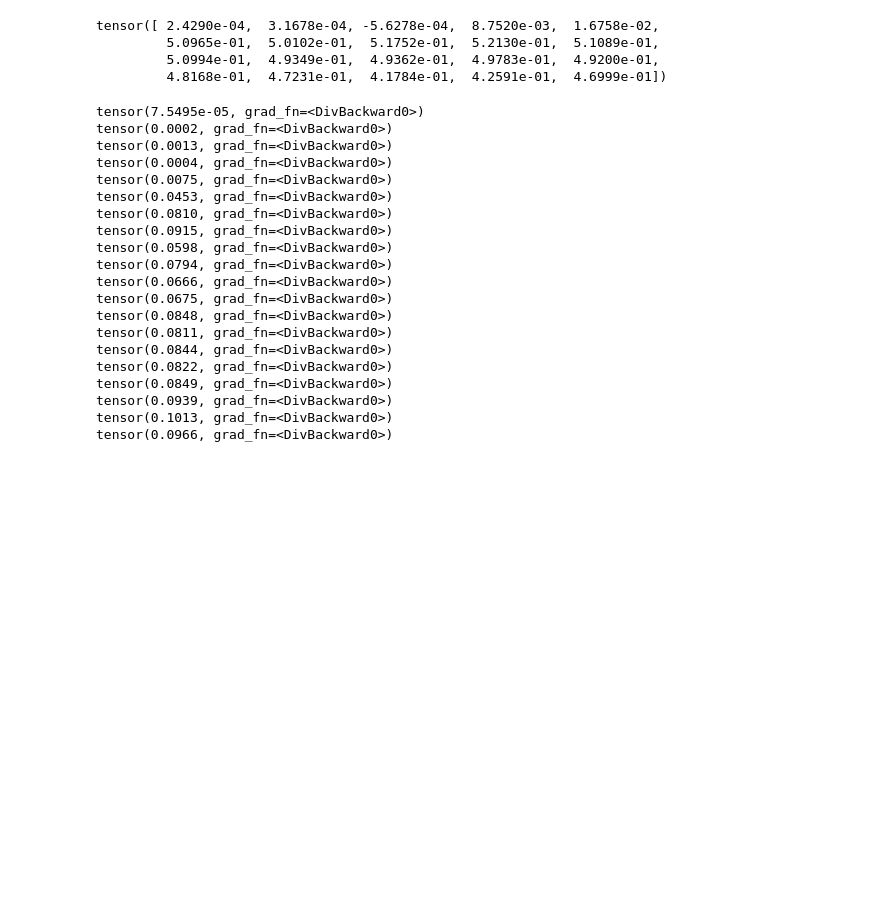
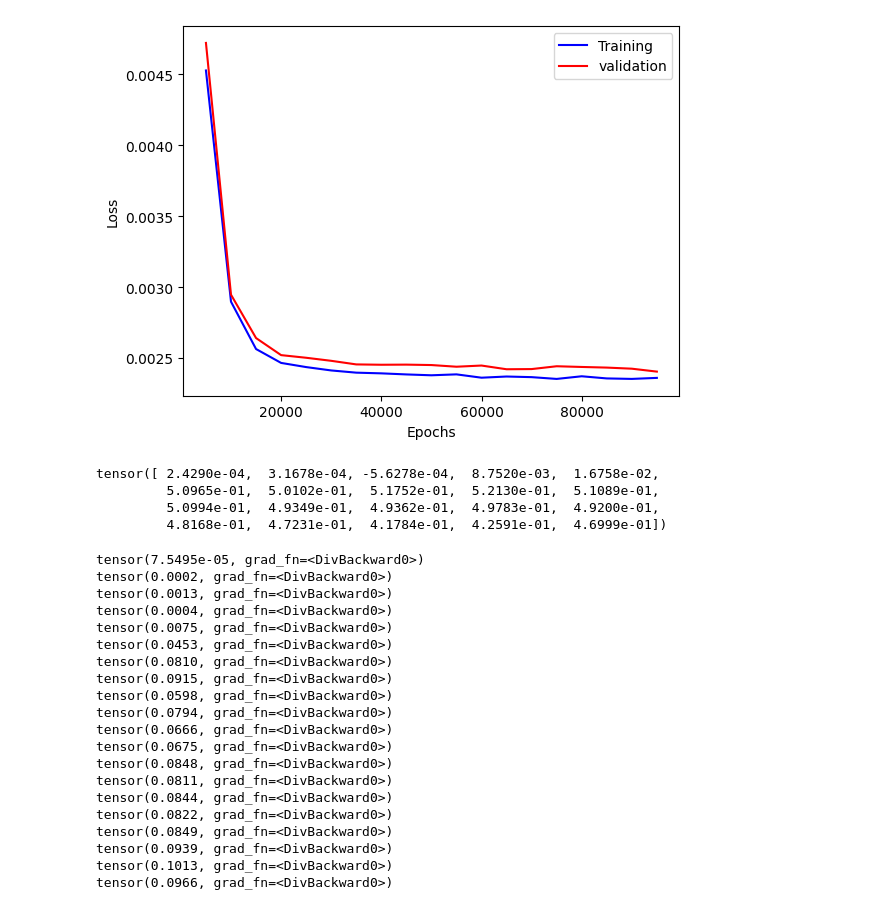
Before and after one commit to pavanyellow/Interpretability, a Jupyter notebook: superposition/basic.ipynb, the cells around one changed output. Cells and saved outputs as stored; diff of their text form; code cells hidden in the pictures; blank space fills up the shorter version.

```diff
--- a/superposition/basic.ipynb
+++ b/superposition/basic.ipynb
@@ -7,7 +7,6 @@ import matplotlib.pyplot as plt
 import time
 import numpy as np
 import plotly.express as px
-from torch.utils.data import DataLoader, TensorDataset
 
 
 def visualise_tensor(data):
@@ -46,14 +45,10 @@ def get_l1_penalty():
 
 def sample_data():
     # TODO Implement mini batch
-    out = []
-    for X_, Y_ in dataloader:
-        pr
-        a,b = X_.shape
-        sparsity_mat = torch.bernoulli(torch.full((a,b), sparsity))
-        X = X_*sparsity_mat
-        out.append([X_,X_])
-    return out
+    a,b = training_dataset.shape
+    sparsity_mat = torch.bernoulli(torch.full((a,b), sparsity))
+    X = training_dataset*sparsity_mat
+    return X, X
 
 def sample_validation_data():
     a,b = validation_dataset.shape
@@ -93,7 +88,6 @@ class Model(nn.Module):
 
 training_dataset = torch.rand(dataset_size, input_size)
 validation_dataset = torch.rand(int(dataset_size/2), input_size)
-dataloader = data_loader = DataLoader(TensorDataset(training_dataset, training_dataset), batch_size=batch_size, shuffle=True)
 output = input
 
 
@@ -104,13 +98,8 @@ optimizer = torch.optim.SGD(model.parameters() , learning_rate)
 start_time = time.time()
 step_value = max_iters/20
 for i in range(1, max_iters):
-
-    for X,Y in sample_data():
-        logits, loss = model(X, Y)
-        optimizer.zero_grad(set_to_none=True)
-        # loss+= get_l1_penalty()
-        loss.backward()
-        optimizer.step()
+    X, Y = sample_data()
+    logits, loss = model(X, Y)
 
     if i%step_value ==0 :
         model.eval()
@@ -123,7 +112,10 @@ for i in range(1, max_iters):
             print(f"iter:{i} training loss: {loss.item()}, val loss: {val_loss.item()}")
         model.train()
 
-
+    optimizer.zero_grad(set_to_none=True)
+    # loss+= get_l1_penalty()
+    loss.backward()
+    optimizer.step()
 
 
 end_time = time.time()
@@ -140,3 +151,4 @@ ValueError: not enough values to unpack (expected 2, got 1)
+[figure, added]
 # %%
 w1 = model.layer1.weight
 w2 = model.layer2.weight
```
Also changed, not shown: parts of 1 cell of this notebook.
